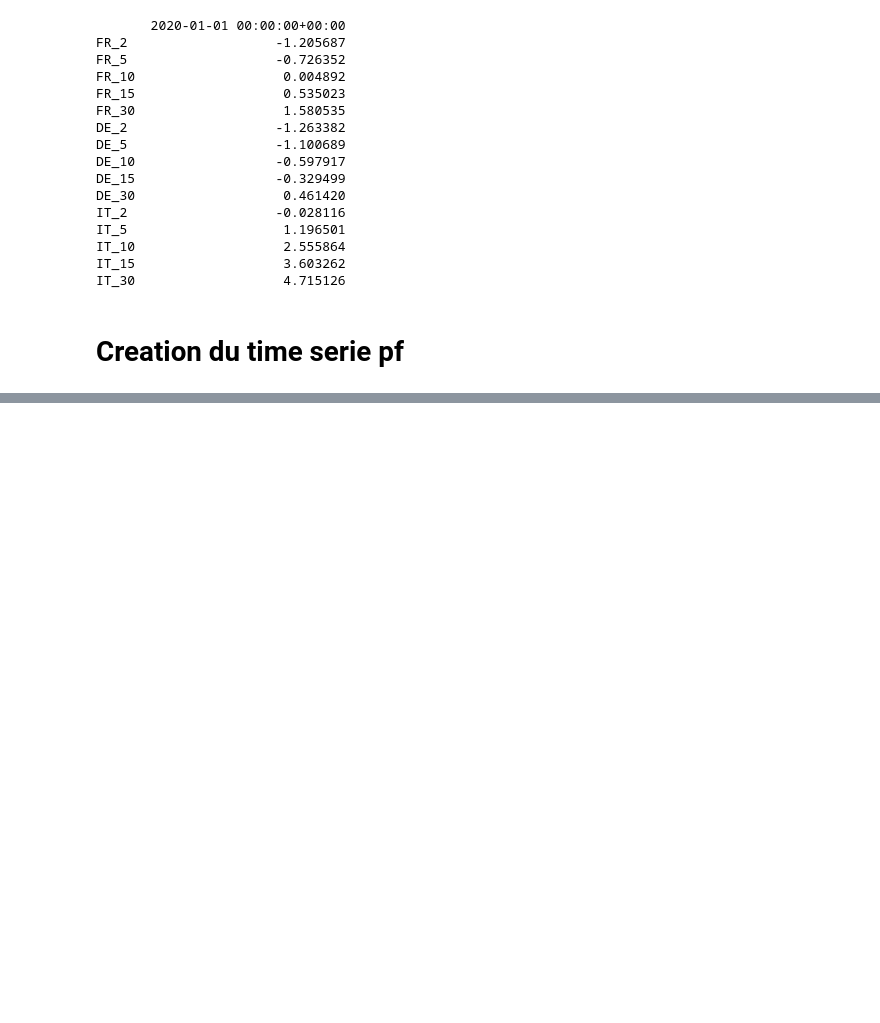
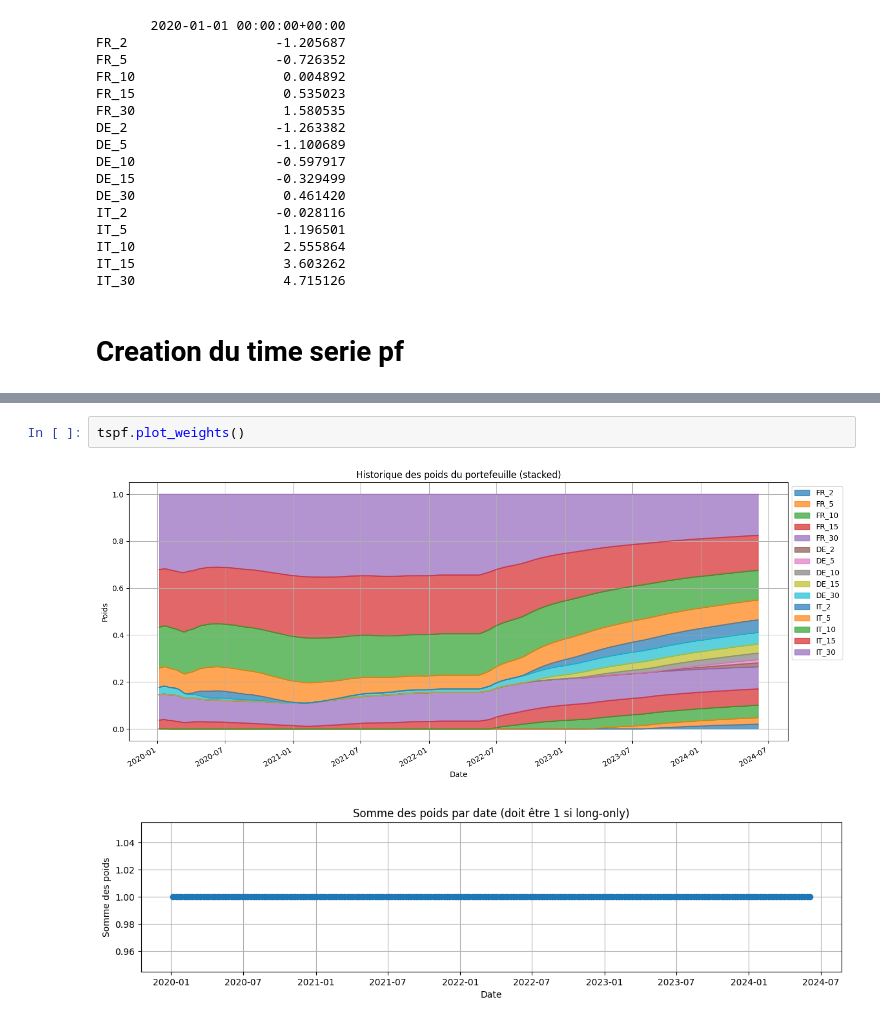
Before and after one commit to pradosth0/Markowitz_based_portfolio_allocation, a Jupyter notebook: premier_pf.ipynb, the cells around one changed output, grey strips where cells are left out. Drawn from its saved outputs; the diff is of its cells as text; blank space fills up the shorter version.

```diff
--- a/premier_pf.ipynb
+++ b/premier_pf.ipynb
@@ -450,0 +512,5 @@ tspf.plot_cumulative_return()
+# %%
+tspf.plot_weights()
+# %% [output]
+[figure, added]
+[figure, added]
```
Also changed, not shown: parts of 7 cells of this notebook.
